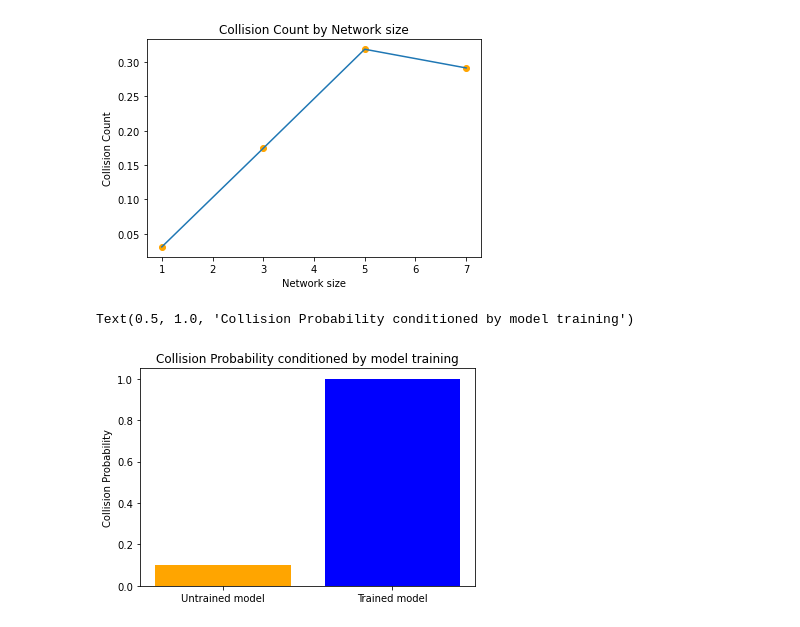
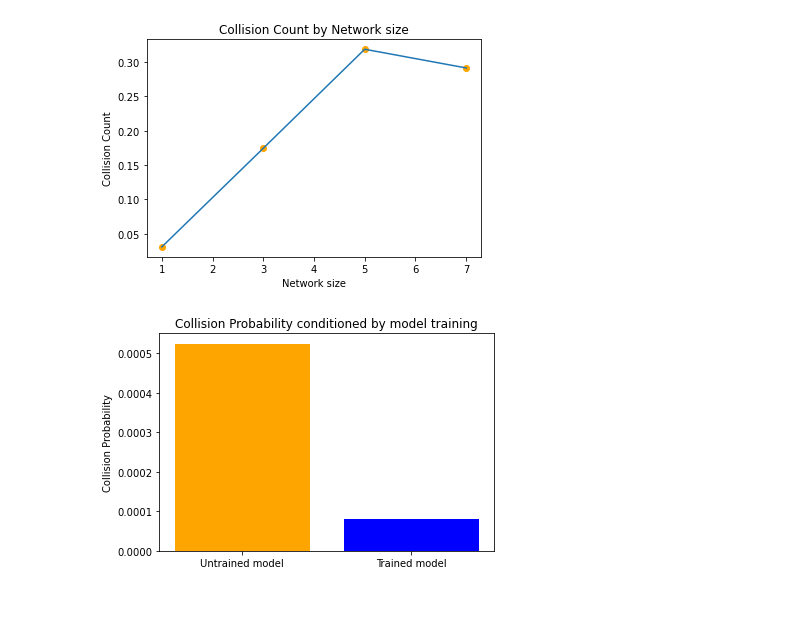
Before and after one commit to yosefgoren/Graph-Neural-Networks-236607, a Jupyter notebook: analysis.ipynb, the cells around one changed output. Saved outputs shown, nothing was run; the diff lists cells and outputs as text; code cells hidden in the pictures.

Commit message:
added final graph generation

```diff
--- a/analysis.ipynb
+++ b/analysis.ipynb
@@ -147,14 +131,13 @@ for param_name in configurable_params:
 [figure]
 # %%
 import matplotlib.pyplot as plt
-untrained_model_value = 0.1
-trained_model_value = 1
+untrained_model_value = 0.0005245124512451245
+trained_model_value = 8.174817481748174e-5
 
 #plot values in bar plot
 plt.bar(["Untrained model", "Trained model"], [untrained_model_value, trained_model_value], color=["orange", "blue"])
 plt.ylabel("Collision Probability")
 plt.title("Collision Probability conditioned by model training")
 plt.show()
 # %% [output]
-Text(0.5, 1.0, 'Collision Probability conditioned by model training')
-[figure, old version]
+[figure, new version]
```
Also changed, not shown: parts of 5 cells of this notebook.
